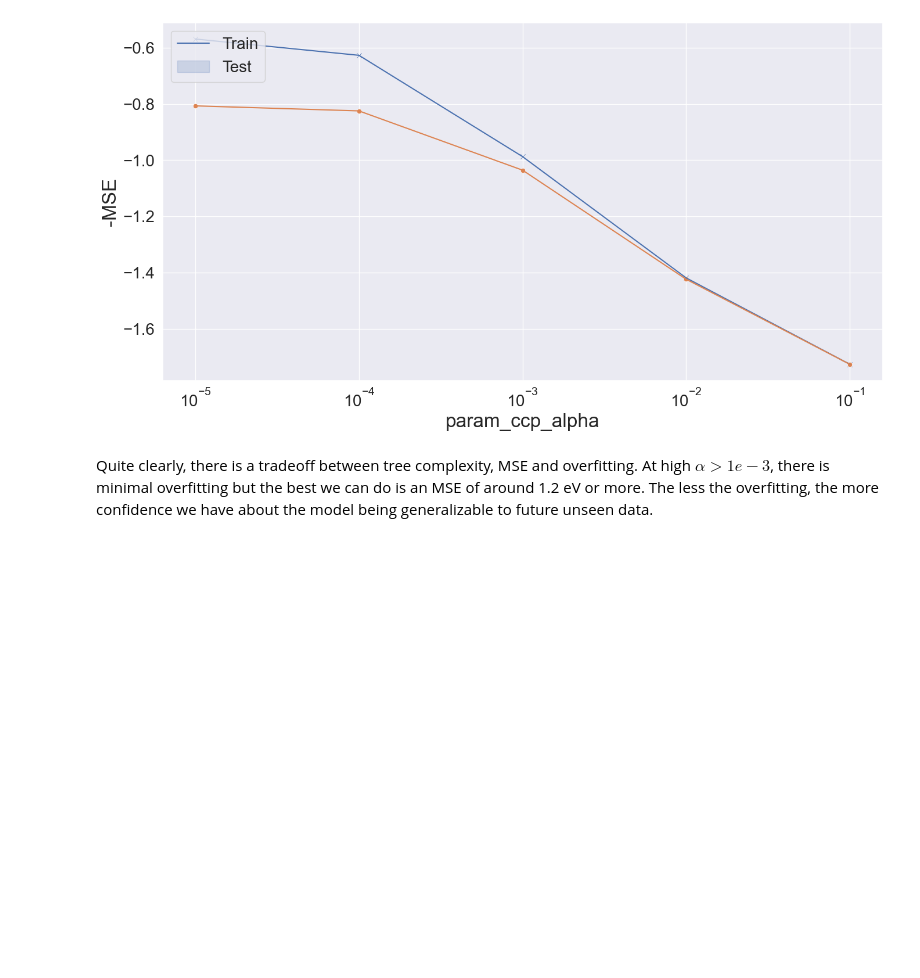
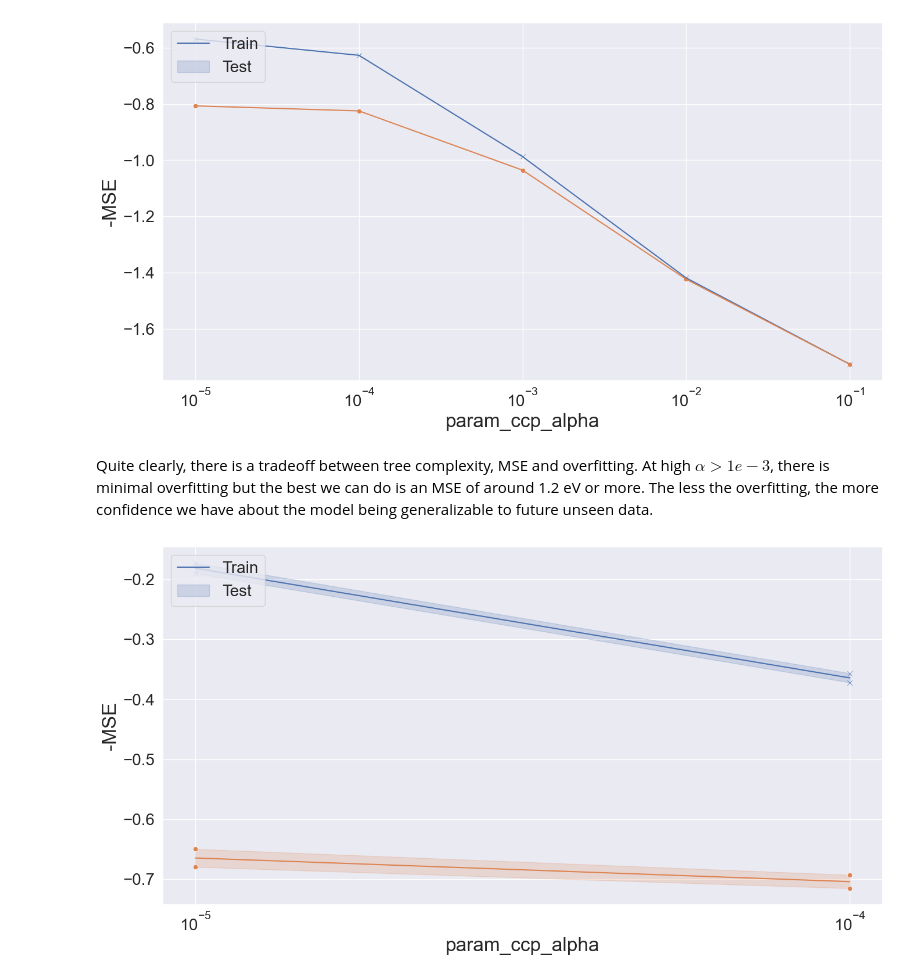
Before and after one commit to materialsvirtuallab/nano281, a Jupyter notebook: lectures/notebooks/Lecture 08 - Trees and Boosting.ipynb, the cells around one changed output. Drawn from its saved outputs; the diff is of its cells as text; code cells hidden in the pictures; blank space fills up the shorter version.

```diff
--- a/lectures/notebooks/Lecture 08 - Trees and Boosting.ipynb
+++ b/lectures/notebooks/Lecture 08 - Trees and Boosting.ipynb
@@ -496,3 +496,23 @@ plt.xscale("log")
 [figure]
 # %% [markdown]
 Quite clearly, there is a tradeoff between tree complexity, MSE and overfitting. At high $\alpha > 1e-3$, there is minimal overfitting but the best we can do is an MSE of around 1.2 eV or more. The less the overfitting, the more confidence we have about the model being generalizable to future unseen data.
+# %%
+model = RandomForestRegressor(random_state=0)
+
+gs = GridSearchCV(
+    model,
+    param_grid={
+        "n_estimators": [10, 20],
+        "ccp_alpha": [1e-5, 1e-4]
+    },
+    return_train_score=True,
+    scoring="neg_mean_squared_error",
+    cv=kfold,
+    n_jobs=8,
+)
+gs.fit(x, y_reg)
+plot_grid_search_results(gs)
+plt.ylabel("-MSE")
+plt.xscale("log")
+# %% [output]
+[figure, added]
```
Also changed, not shown: parts of 1 cell of this notebook, 2 other files.
